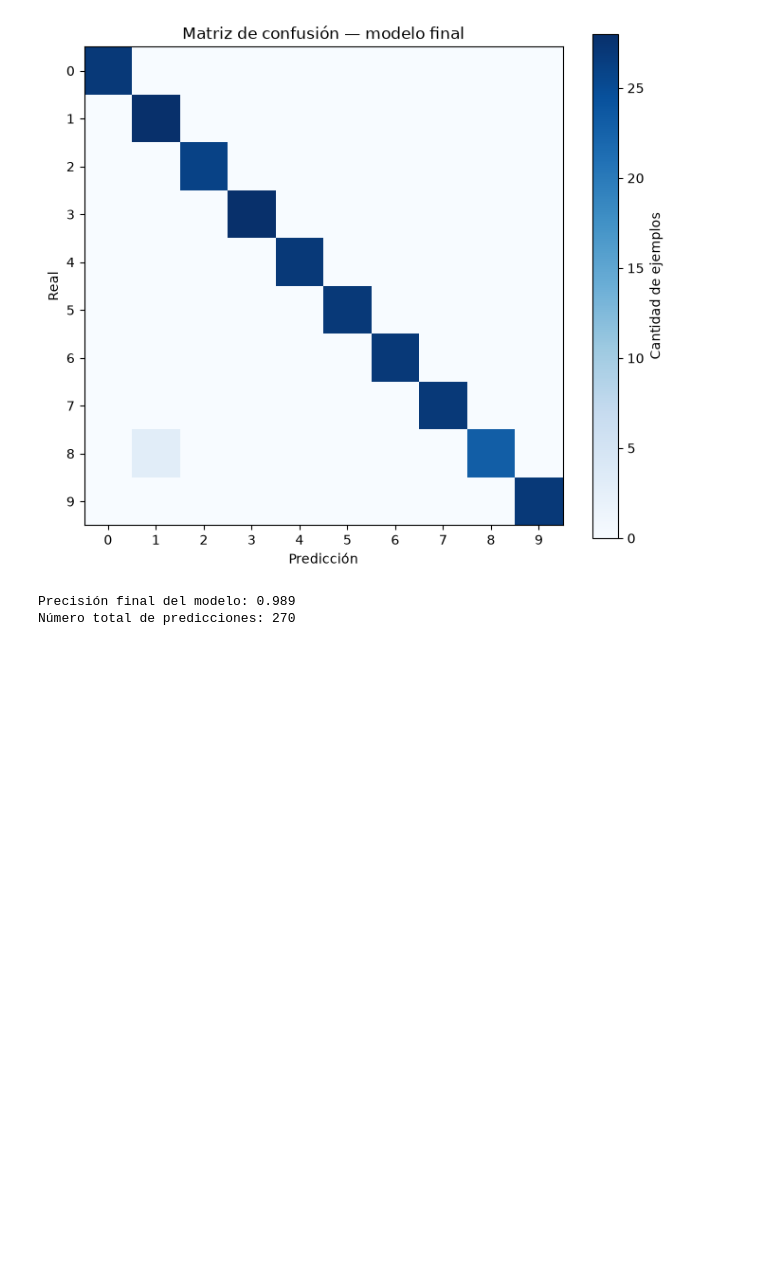
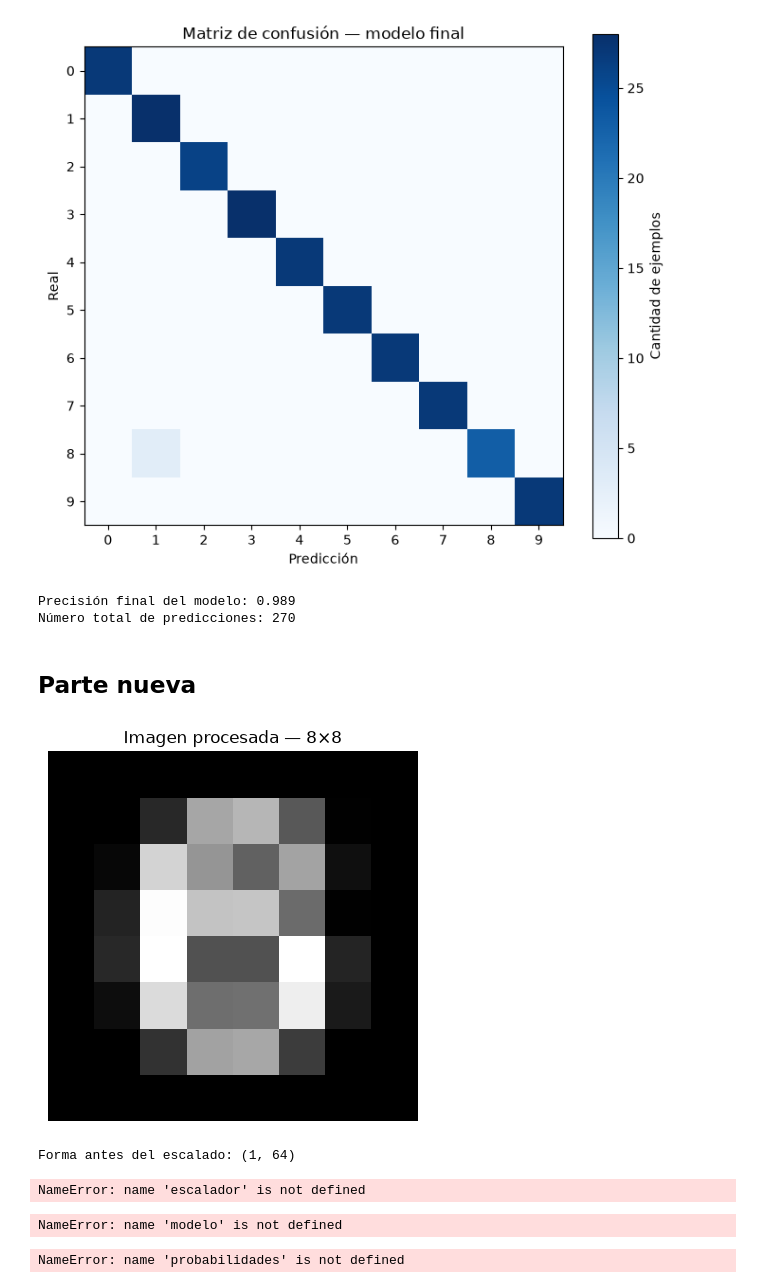
Before and after one commit to JrGG22/TrabajosFIA, a Jupyter notebook: lab-03-clasificacion-mlp.ipynb, the cells around one changed output. Drawn from its saved outputs; the diff is of its cells as text; code cells hidden in the pictures; blank space fills up the shorter version.

```diff
--- a/lab-03-clasificacion-mlp.ipynb
+++ b/lab-03-clasificacion-mlp.ipynb
@@ -528,3 +528,5 @@ print(f"Número total de predicciones: {len(y_test)}")
 [figure]
 Precisión final del modelo: 0.989
 Número total de predicciones: 270
+# %% [markdown]
+## Parte nueva
@@ -530,0 +538,68 @@ Número total de predicciones: 270
+# %%
+# Cargar la imagen en escala de grises
+img = Image.open("Captura de pantalla 2026-09-17 161331.png").convert("L")
+
+# Redimensionar al tamaño del dataset Digits
+img = img.resize((8, 8))
+
+# Convertir a arreglo NumPy
+img_np = np.array(img)
+
+# Invertir colores si la imagen tiene fondo claro y dígito oscuro
+# Digits trabaja normalmente con fondo oscuro y dígito claro
+img_np = 255 - img_np
+
+# Convertir intensidades de 0-255 al rango aproximado 0-16
+img_np = img_np / 255.0 * 16.0
+
+# Mostrar la imagen tal como la verá el modelo
+plt.imshow(img_np, cmap="gray")
+plt.title("Imagen procesada — 8×8")
+plt.axis("off")
+plt.show()
+# %% [output]
+[figure, added]
+# %%
+# Aplanar: 8×8 -> 64 características
+x_nuevo = img_np.reshape(1, 64)
+
+print("Forma antes del escalado:", x_nuevo.shape)
+
+# Usar EL MISMO escalador ajustado con los datos de entrenamiento
+x_nuevo_esc = escalador.transform(x_nuevo)
+
+# Convertir a tensor de PyTorch
+x_nuevo_t = torch.tensor(x_nuevo_esc, dtype=torch.float32)
+
+print("Forma del tensor:", x_nuevo_t.shape)
+# %% [output]
+Forma antes del escalado: (1, 64)
+NameError: name 'escalador' is not defined
+# %%
+modelo.eval()
+
+with torch.no_grad():
+    logits = modelo(x_nuevo_t)
+    probabilidades = torch.softmax(logits, dim=1)
+    prediccion = torch.argmax(probabilidades, dim=1).item()
+
+print("Logits:")
+print(logits)
+
+print("\nProbabilidades:")
+for clase, prob in enumerate(probabilidades[0]):
+    print(f"Dígito {clase}: {prob.item():.2%}")
+
+print(f"\nDígito predicho: {prediccion}")
+print(f"Confianza: {probabilidades[0, prediccion].item():.2%}")
+# %% [output]
+NameError: name 'modelo' is not defined
+# %%
+confianza = probabilidades[0, prediccion].item()
+
+plt.imshow(img_np, cmap="gray")
+plt.title(f"Predicción: {prediccion} | Confianza: {confianza:.2%}")
+plt.axis("off")
+plt.show()
+# %% [output]
+NameError: name 'probabilidades' is not defined
```
Also changed, not shown: parts of 1 cell of this notebook, 1 other file.
